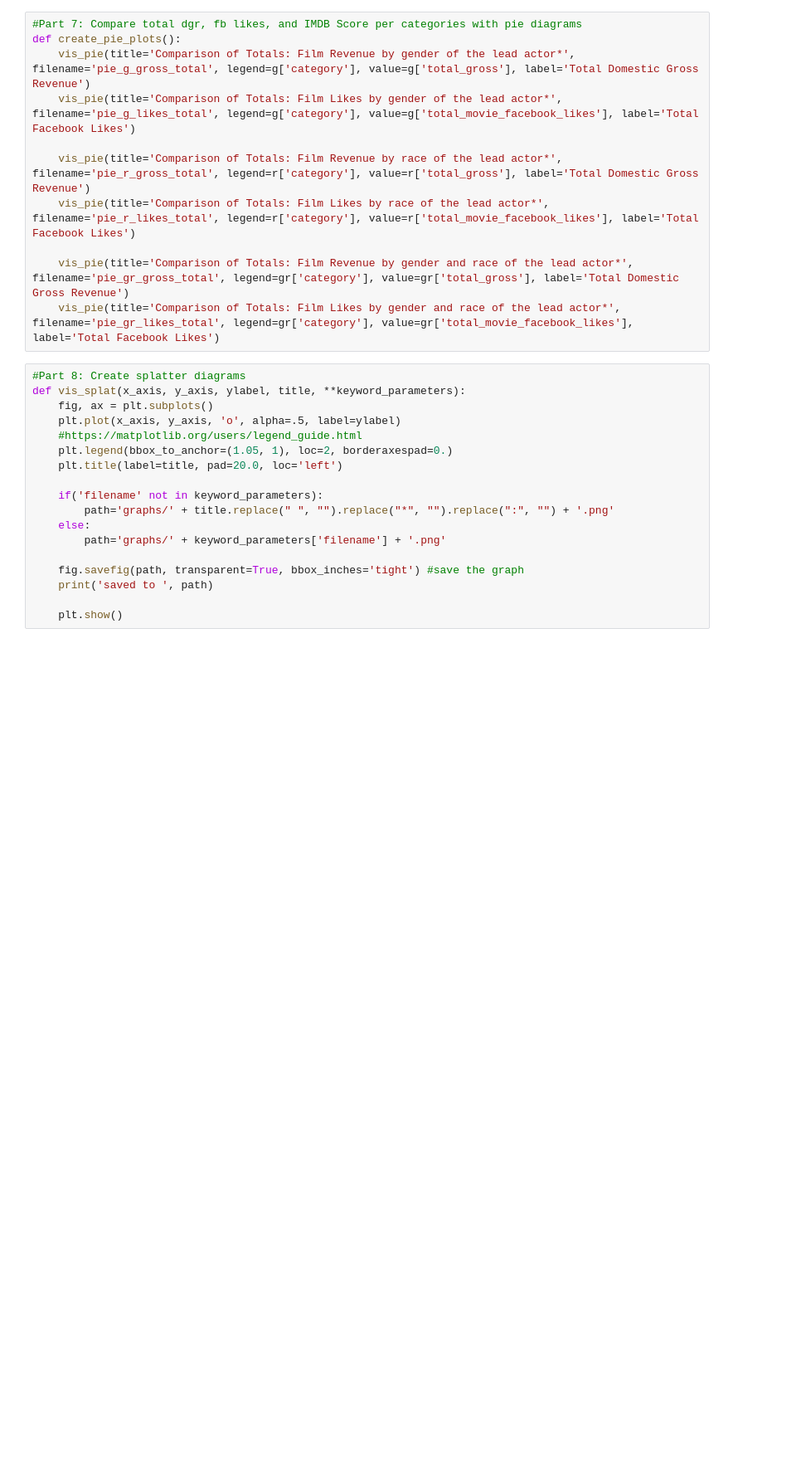
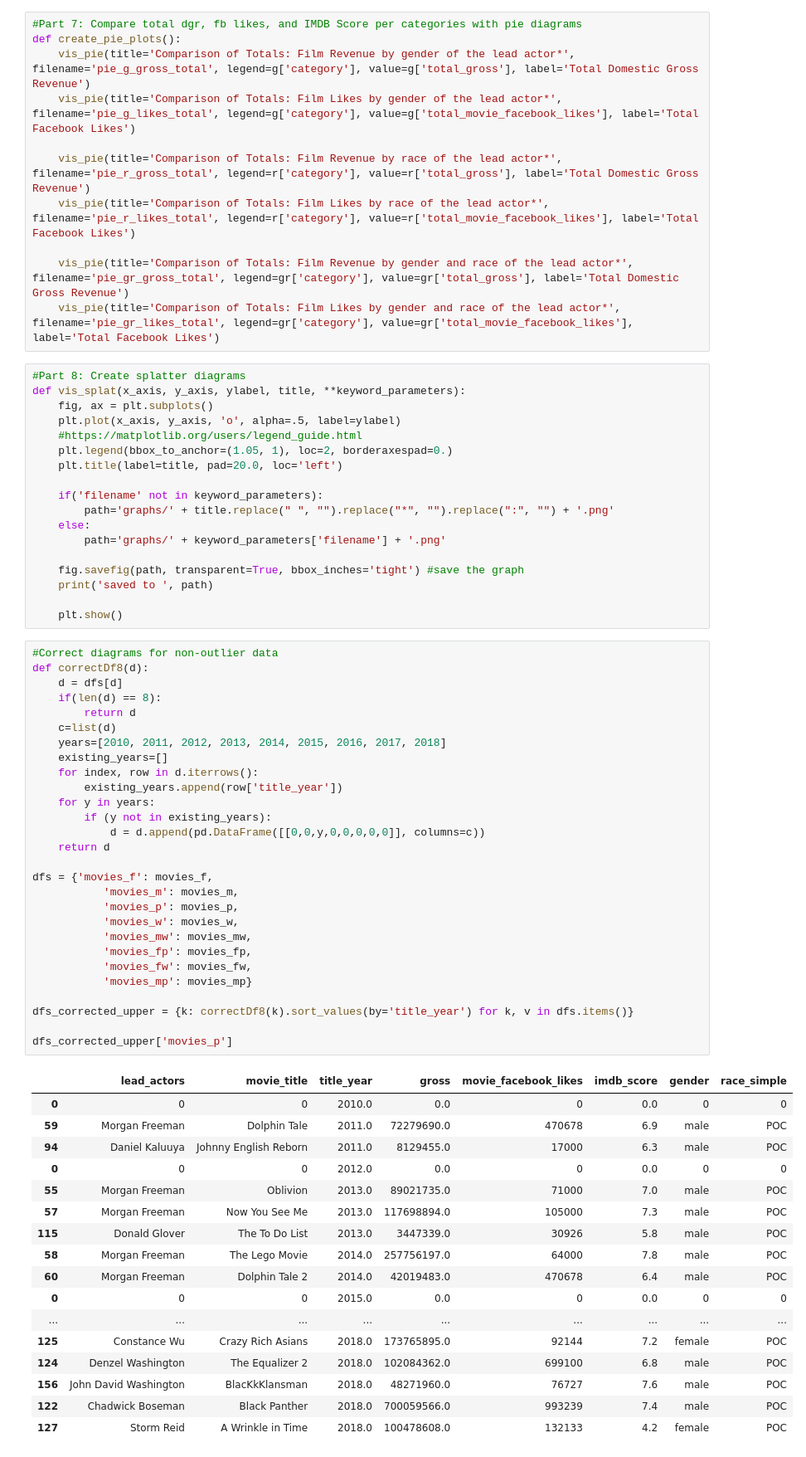
Before and after one commit to Data-Science-HTW/diversity-in-movies, a Jupyter notebook: Diversity In Movies 2.ipynb, the cells around one changed output. Shown at 83% size. Drawn from its saved outputs; the diff is of its cells as text; blank space fills up the shorter version.

```diff
--- a/Diversity In Movies 2.ipynb
+++ b/Diversity In Movies 2.ipynb
@@ -818,4 +841,50 @@ def vis_splat(x_axis, y_axis, ylabel, title, **keyword_parameters):
     print('saved to ', path)
 
     plt.show()
+# %%
+#Correct diagrams for non-outlier data
+def correctDf8(d):
+    d = dfs[d]
+    if(len(d) == 8):
+        return d
+    c=list(d)
+    years=[2010, 2011, 2012, 2013, 2014, 2015, 2016, 2017, 2018]
+    existing_years=[]
+    for index, row in d.iterrows():
+        existing_years.append(row['title_year'])
+    for y in years:
+        if (y not in existing_years):
+            d = d.append(pd.DataFrame([[0,0,y,0,0,0,0,0]], columns=c))
+    return d
+
+dfs = {'movies_f': movies_f,
+           'movies_m': movies_m,
+           'movies_p': movies_p,
+           'movies_w': movies_w,
+           'movies_mw': movies_mw,
+           'movies_fp': movies_fp,
+           'movies_fw': movies_fw,
+           'movies_mp': movies_mp}
+
+dfs_corrected_upper = {k: correctDf8(k).sort_values(by='title_year') for k, v in dfs.items()}
+
+dfs_corrected_upper['movies_p']
+# %% [output]
+|  | lead_actors | movie_title | title_year | gross | movie_facebook_likes | imdb_score | gender | race_simple |
+| 0 | 0 | 0 | 2010.0 | 0.0 | 0 | 0.0 | 0 | 0 |
+| 59 | Morgan Freeman | Dolphin Tale | 2011.0 | 72279690.0 | 470678 | 6.9 | male | POC |
+| 94 | Daniel Kaluuya | Johnny English Reborn | 2011.0 | 8129455.0 | 17000 | 6.3 | male | POC |
+| 0 | 0 | 0 | 2012.0 | 0.0 | 0 | 0.0 | 0 | 0 |
+| 55 | Morgan Freeman | Oblivion | 2013.0 | 89021735.0 | 71000 | 7.0 | male | POC |
+| 57 | Morgan Freeman | Now You See Me | 2013.0 | 117698894.0 | 105000 | 7.3 | male | POC |
+| 115 | Donald Glover | The To Do List | 2013.0 | 3447339.0 | 30926 | 5.8 | male | POC |
+| 58 | Morgan Freeman | The Lego Movie | 2014.0 | 257756197.0 | 64000 | 7.8 | male | POC |
+| 60 | Morgan Freeman | Dolphin Tale 2 | 2014.0 | 42019483.0 | 470678 | 6.4 | male | POC |
+| 0 | 0 | 0 | 2015.0 | 0.0 | 0 | 0.0 | 0 | 0 |
+| ... | ... | ... | ... | ... | ... | ... | ... | ... |
+| 125 | Constance Wu | Crazy Rich Asians | 2018.0 | 173765895.0 | 92144 | 7.2 | female | POC |
+| 124 | Denzel Washington | The Equalizer 2 | 2018.0 | 102084362.0 | 699100 | 6.8 | male | POC |
+| 156 | John David Washington | BlacKkKlansman | 2018.0 | 48271960.0 | 76727 | 7.6 | male | POC |
+| 122 | Chadwick Boseman | Black Panther | 2018.0 | 700059566.0 | 993239 | 7.4 | male | POC |
+| 127 | Storm Reid | A Wrinkle in Time | 2018.0 | 100478608.0 | 132133 | 4.2 | female | POC |
 # %%
```
Also changed, not shown: parts of 5 cells of this notebook, 2 other files.
